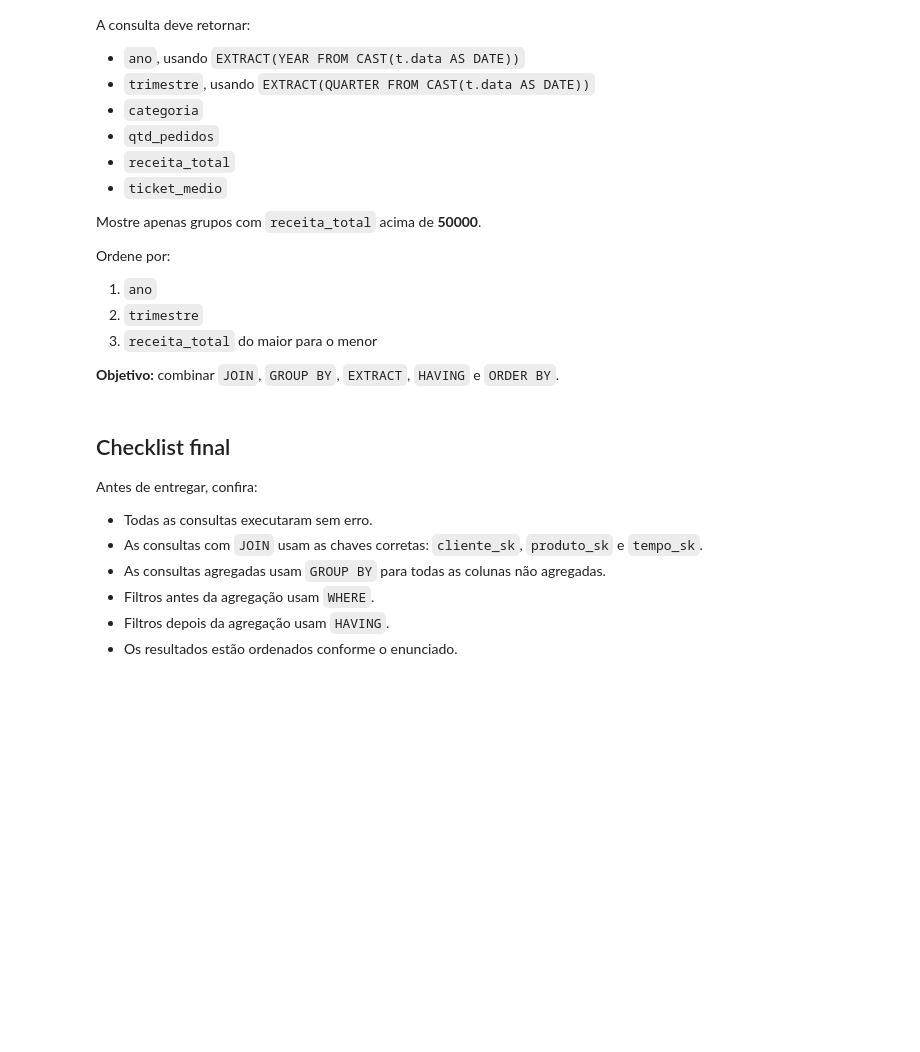
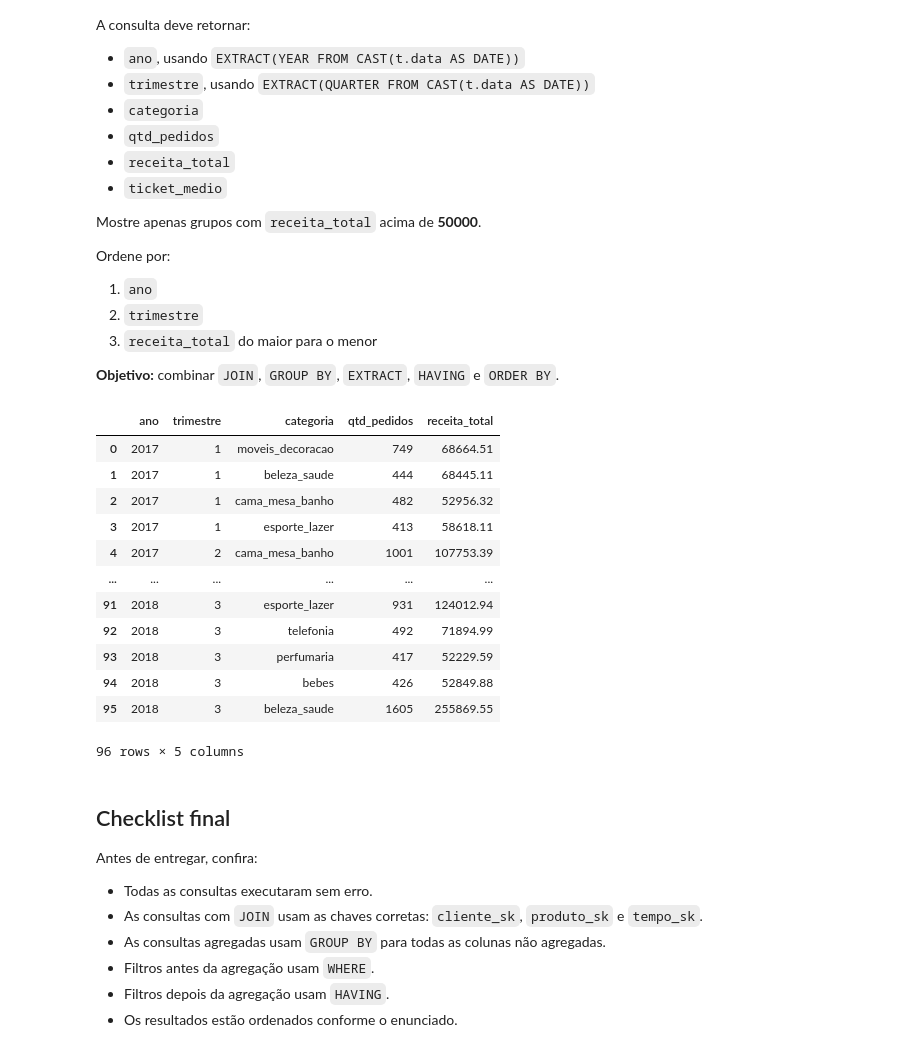
Before and after one commit to VictorHSaints/Semana_9, a Jupyter notebook: Exercício/Semana_9_Lista_Exercicios_SQLBásico.ipynb, the cells around one changed output. Drawn from its saved outputs; the diff is of its cells as text; code cells hidden in the pictures; blank space fills up the shorter version.

```diff
--- a/Exercício/Semana_9_Lista_Exercicios_SQLBásico.ipynb
+++ b/Exercício/Semana_9_Lista_Exercicios_SQLBásico.ipynb
@@ -398,8 +536,35 @@ Ordene por:
 **Objetivo:** combinar `JOIN`, `GROUP BY`, `EXTRACT`, `HAVING` e `ORDER BY`.
 # %%
 banco_dados.sql("""
--- escreva sua consulta aqui
+SELECT
+    EXTRACT(YEAR FROM CAST(t.data AS DATE)) as ano,
+    EXTRACT(QUARTER FROM CAST(t.data AS DATE)) as trimestre,
+    p.product_category_name as categoria,
+    COUNT(f.order_id) as qtd_pedidos,
+    SUM(f.valor_total) as receita_total
+FROM fato_vendas f
+JOIN dim_tempo t
+    ON f.tempo_sk = t.tempo_sk
+JOIN dim_produto p
+    ON f.produto_sk = p.produto_sk
+GROUP BY p.product_category_name, EXTRACT(QUARTER FROM CAST(t.data AS DATE)), EXTRACT(YEAR FROM CAST(t.data AS DATE))
+HAVING receita_total > 50000
+ORDER BY ano, trimestre
 """).df()
+# %% [output]
+|  | ano | trimestre | categoria | qtd_pedidos | receita_total |
+| 0 | 2017 | 1 | moveis_decoracao | 749 | 68664.51 |
+| 1 | 2017 | 1 | beleza_saude | 444 | 68445.11 |
+| 2 | 2017 | 1 | cama_mesa_banho | 482 | 52956.32 |
+| 3 | 2017 | 1 | esporte_lazer | 413 | 58618.11 |
+| 4 | 2017 | 2 | cama_mesa_banho | 1001 | 107753.39 |
+| ... | ... | ... | ... | ... | ... |
+| 91 | 2018 | 3 | esporte_lazer | 931 | 124012.94 |
+| 92 | 2018 | 3 | telefonia | 492 | 71894.99 |
+| 93 | 2018 | 3 | perfumaria | 417 | 52229.59 |
+| 94 | 2018 | 3 | bebes | 426 | 52849.88 |
+| 95 | 2018 | 3 | beleza_saude | 1605 | 255869.55 |
+96 rows × 5 columns
 # %% [markdown]
 ## Checklist final
 
```
Also changed, not shown: parts of 5 cells of this notebook, 1 other file.
